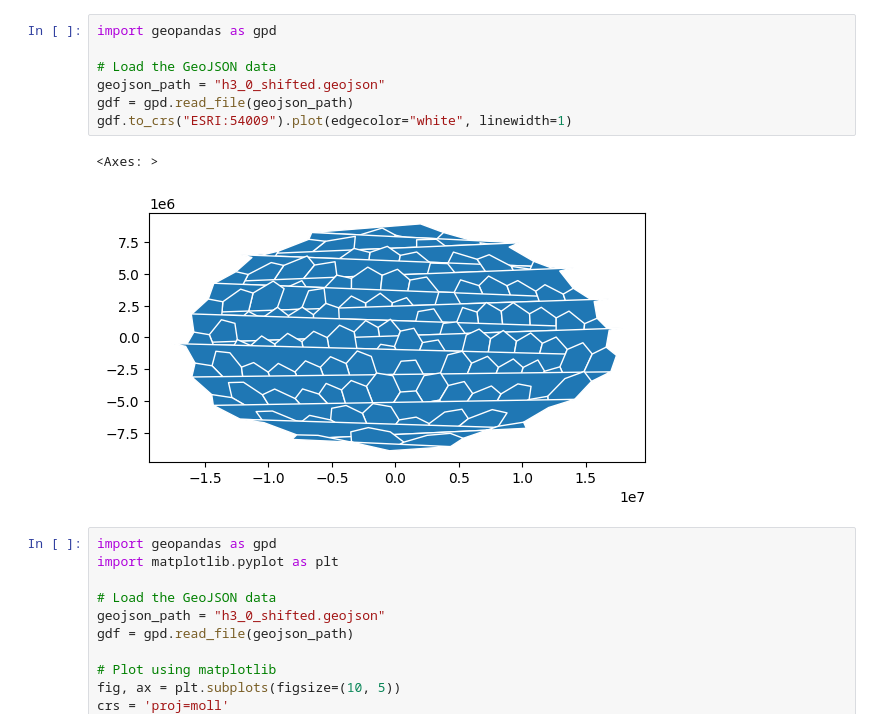
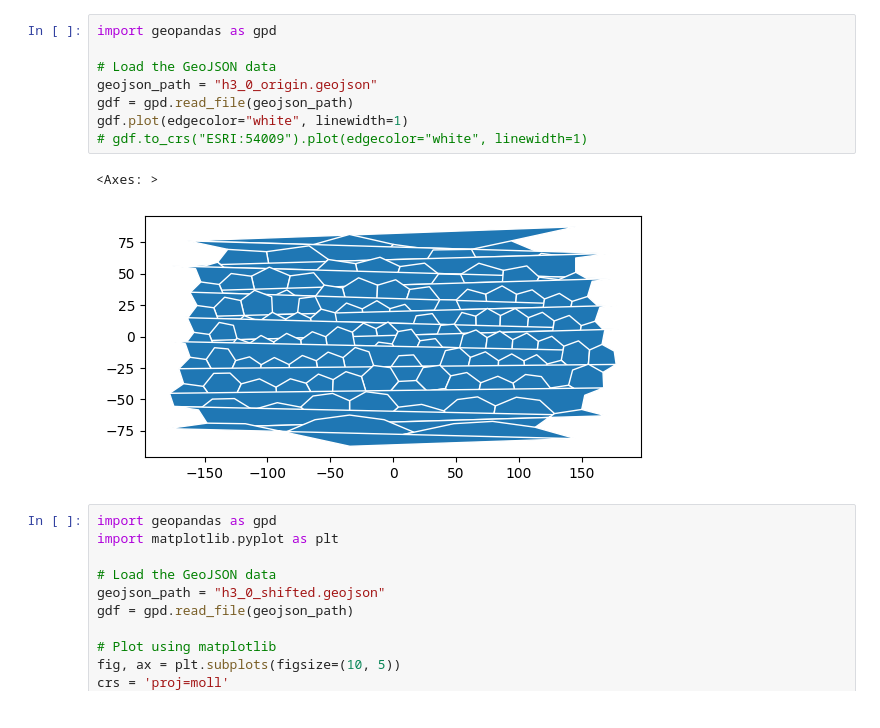
Before and after one commit to opengeoshub/vgriddemo, a Jupyter notebook: antimeridian/antimeridian_plot.ipynb, the cells around one changed output. Saved outputs shown, nothing was run; the diff lists cells and outputs as text.

```diff
--- a/antimeridian/antimeridian_plot.ipynb
+++ b/antimeridian/antimeridian_plot.ipynb
@@ -1,13 +1,14 @@
 # %%
 import geopandas as gpd
 
 # Load the GeoJSON data
-geojson_path = "h3_0_shifted.geojson"
+geojson_path = "h3_0_origin.geojson"
 gdf = gpd.read_file(geojson_path)
-gdf.to_crs("ESRI:54009").plot(edgecolor="white", linewidth=1)
+gdf.plot(edgecolor="white", linewidth=1)
+# gdf.to_crs("ESRI:54009").plot(edgecolor="white", linewidth=1)
 # %% [output]
 <Axes: >
-[figure, old version]
+[figure, new version]
 # %%
 import geopandas as gpd
 import matplotlib.pyplot as plt
```
Also changed, not shown: 25 other files.
